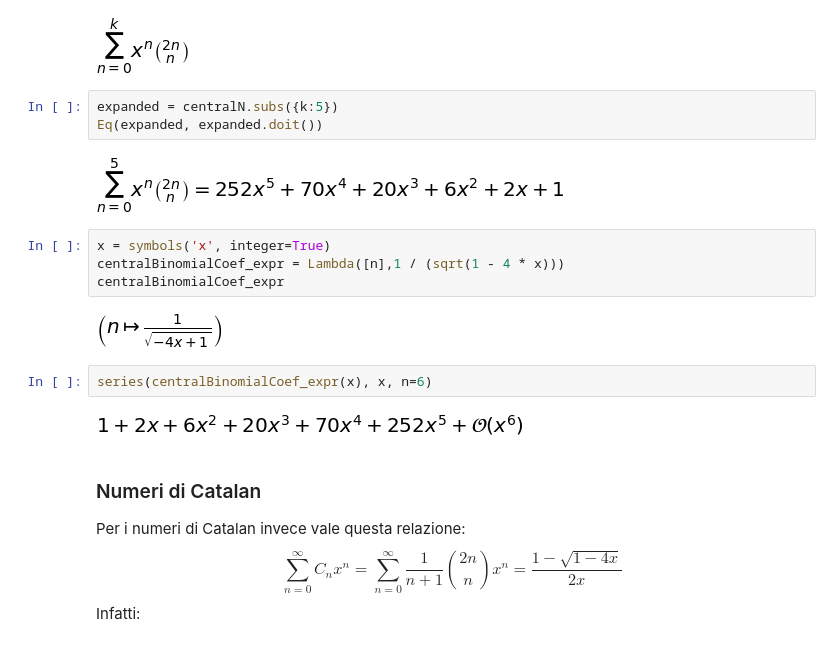
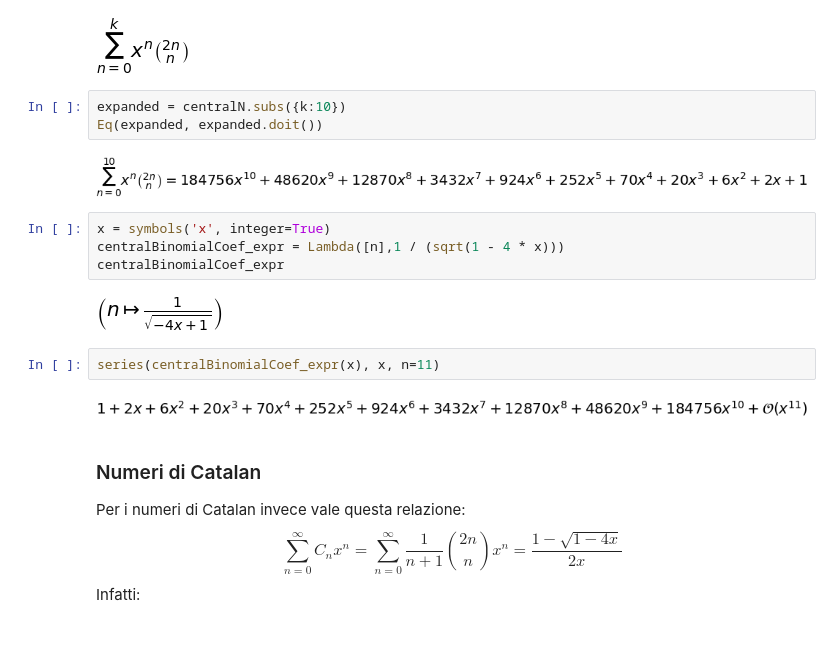
Before and after one commit to mameli/Analysis_and_Design_of_Algorithms, a Jupyter notebook: Chen21/chen.ipynb, the cells around one changed output. Drawn from its saved outputs; the diff is of its cells as text.

```diff
--- a/Chen21/chen.ipynb
+++ b/Chen21/chen.ipynb
@@ -39,10 +39,10 @@ centralN
 # %% [output]
 [figure]
 # %%
-expanded = centralN.subs({k:5})
+expanded = centralN.subs({k:10})
 Eq(expanded, expanded.doit())
 # %% [output]
-[figure, old version]
+[figure, new version]
 # %%
 x = symbols('x', integer=True)
 centralBinomialCoef_expr = Lambda([n],1 / (sqrt(1 - 4 * x)))
@@ -50,9 +50,9 @@ centralBinomialCoef_expr
 # %% [output]
 [figure]
 # %%
-series(centralBinomialCoef_expr(x), x, n=6)
+series(centralBinomialCoef_expr(x), x, n=11)
 # %% [output]
-[figure, old version]
+[figure, new version]
 # %% [markdown]
 ### Numeri di Catalan
 Per i numeri di Catalan invece vale questa relazione:
```
Also changed, not shown: parts of 48 cells of this notebook.
